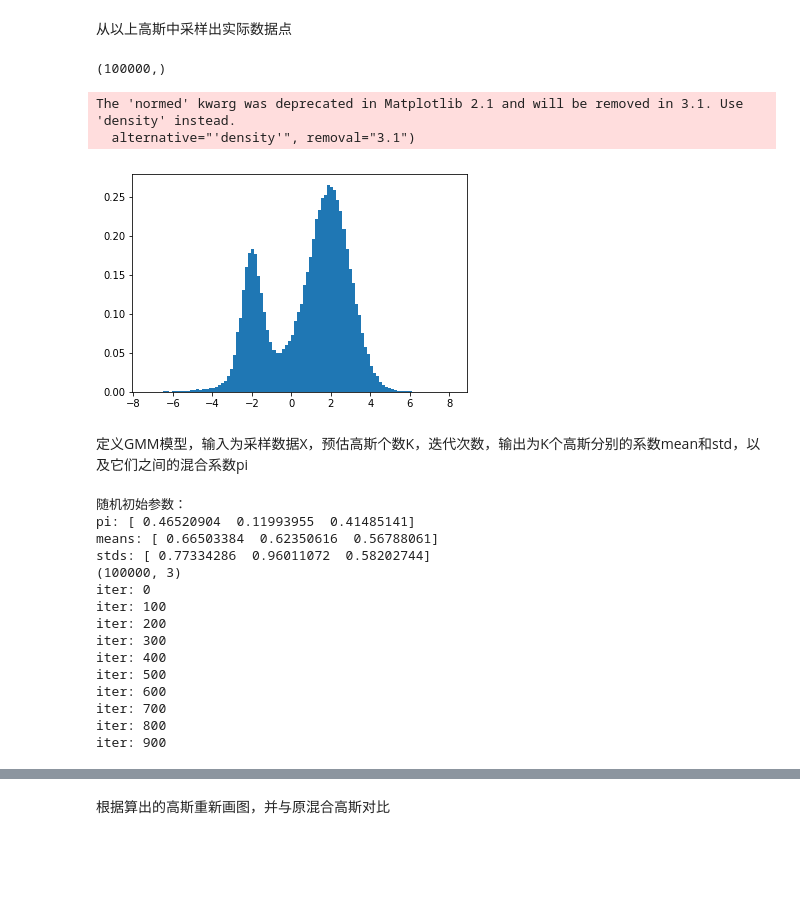
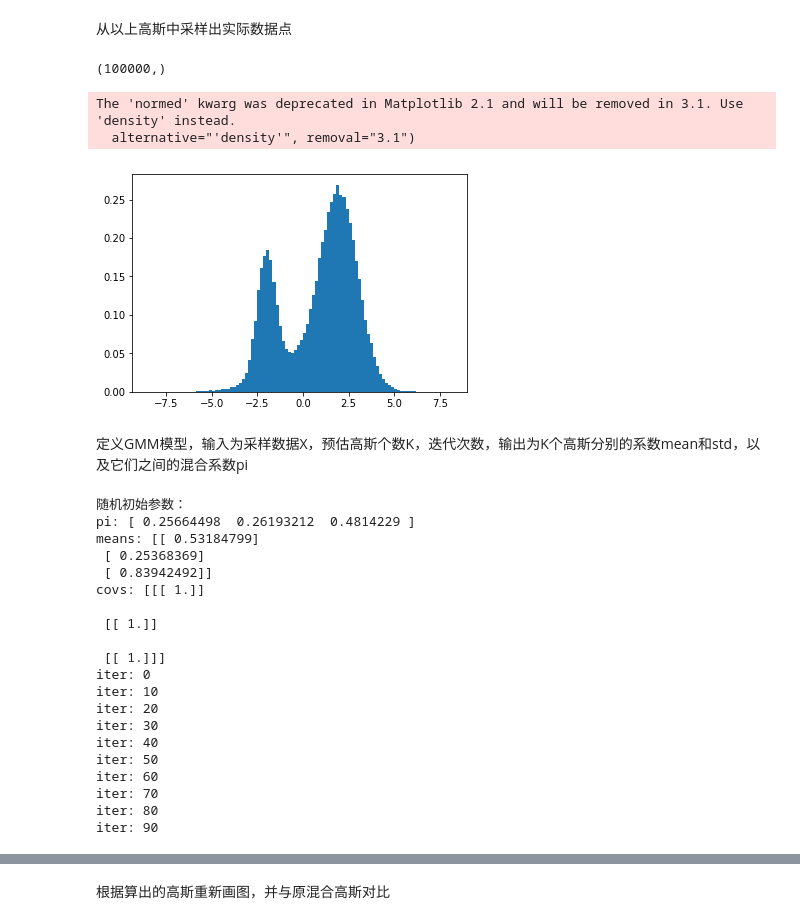
Before and after one commit to plutojia/NLP-practice, a Jupyter notebook: GMM.ipynb, the cells around one changed output, grey strips where cells are left out. Saved outputs shown, nothing was run; the diff lists cells and outputs as text; code cells hidden in the pictures; blank space fills up the shorter version.

```diff
--- a/GMM.ipynb
+++ b/GMM.ipynb
@@ -28,17 +29,18 @@ def mix(dict_f):
     K=dict_f['K']
     GMM_mixture=np.zeros(120)
     for i in range(K):
-        y = normfun(x_range,dict_f['means'][i],dict_f['stds'][i])
+        y = normfun(x_range,dict_f['means'][i],dict_f['covs'][i])
         GMM_mixture=GMM_mixture+dict_f['pi'][i]*y
     return GMM_mixture
 
 #采样函数，dict_f为采样参数的字典，N为采样个数
 def sample(dict_f,N):
     K=dict_f['K']
-    X=np.array([])
-    for k in range(K):
+    N0=int(N*dict_f['pi'][0])
+    X=stats.multivariate_normal(mean=dict_f['means'][0],cov=dict_f['covs'][0]).rvs(N0)
+    for k in range(1,K):
         Nk=int(N*dict_f['pi'][k])
-        Xk=np.random.randn(Nk)*dict_f['stds'][k]+dict_f['means'][k]
-        X=np.append(X,Xk)
+        Xk=stats.multivariate_normal(mean=dict_f['means'][k],cov=dict_f['covs'][k]).rvs(Nk)
+        X=np.append(X,Xk,axis=0)
     return X
 # %% [markdown]
@@ -75,16 +77,17 @@ plt.show()
 # %% [markdown]
 从以上高斯中采样出实际数据点
 # %%
+dict_f={'K':3,'pi':[0.2,0.6,0.2],'means':[-2,2,0],'covs':[0.25,1,4]}
 X=sample(dict_f,100000)
 print(X.shape)
 plt.hist(X,bins=100,normed=True)
 #输出'
 plt.show()
 # %% [output]
 (100000,)
 The 'normed' kwarg was deprecated in Matplotlib 2.1 and will be removed in 3.1. Use 'density' instead.
   alternative="'density'", removal="3.1")
-[figure, old version]
+[figure, new version]
 # %% [markdown]
 定义GMM模型，输入为采样数据X，预估高斯个数K，迭代次数，输出为K个高斯分别的系数mean和std，以及它们之间的混合系数pi
 # %%
@@ -140,21 +151,26 @@ def GMM_model(X,K,iternum):
 # %%
-res=GMM_model(X,3,1000)
+res=GMM_model(X,3,100)
 # %% [output]
 随机初始参数：
-pi: [ 0.46520904  0.11993955  0.41485141]
-means: [ 0.66503384  0.62350616  0.56788061]
-stds: [ 0.77334286  0.96011072  0.58202744]
-(100000, 3)
+pi: [ 0.25664498  0.26193212  0.4814229 ]
+means: [[ 0.53184799]
+ [ 0.25368369]
+ [ 0.83942492]]
+covs: [[[ 1.]]
+
+ [[ 1.]]
+
+ [[ 1.]]]
 iter: 0
-iter: 100
-iter: 200
-iter: 300
-iter: 400
-iter: 500
-iter: 600
-iter: 700
-iter: 800
-iter: 900
+iter: 10
+iter: 20
+iter: 30
+iter: 40
+iter: 50
+iter: 60
+iter: 70
+iter: 80
+iter: 90
 # %%
 print(res)
 # %% [output]
```
Also changed, not shown: parts of 17 cells of this notebook.
